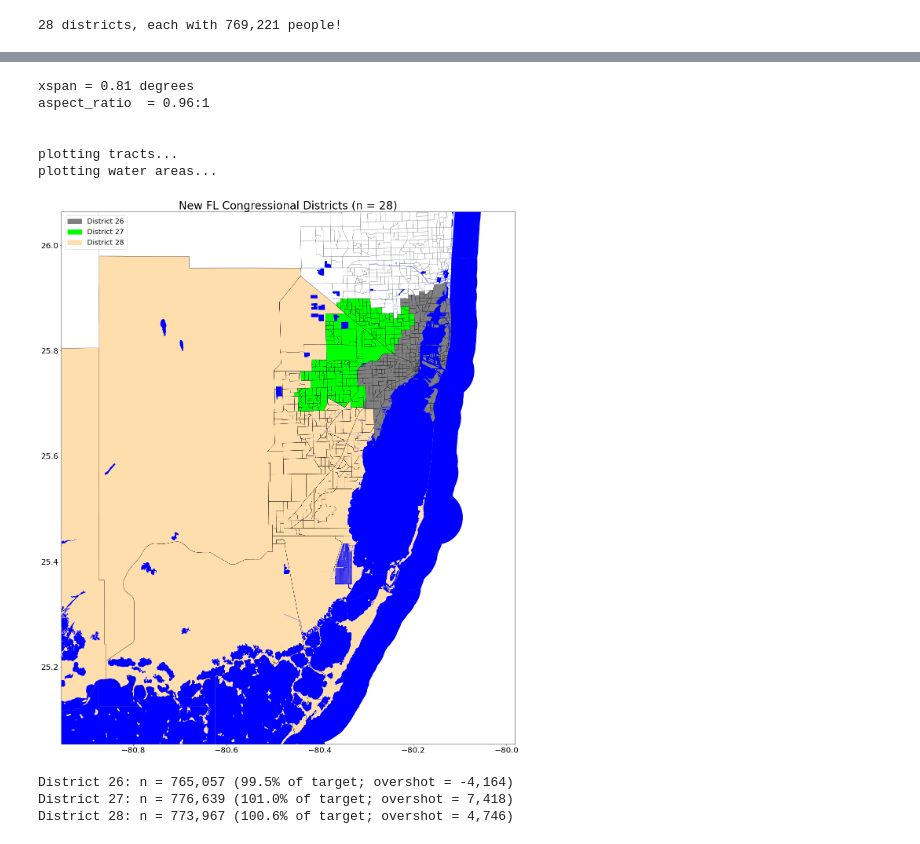
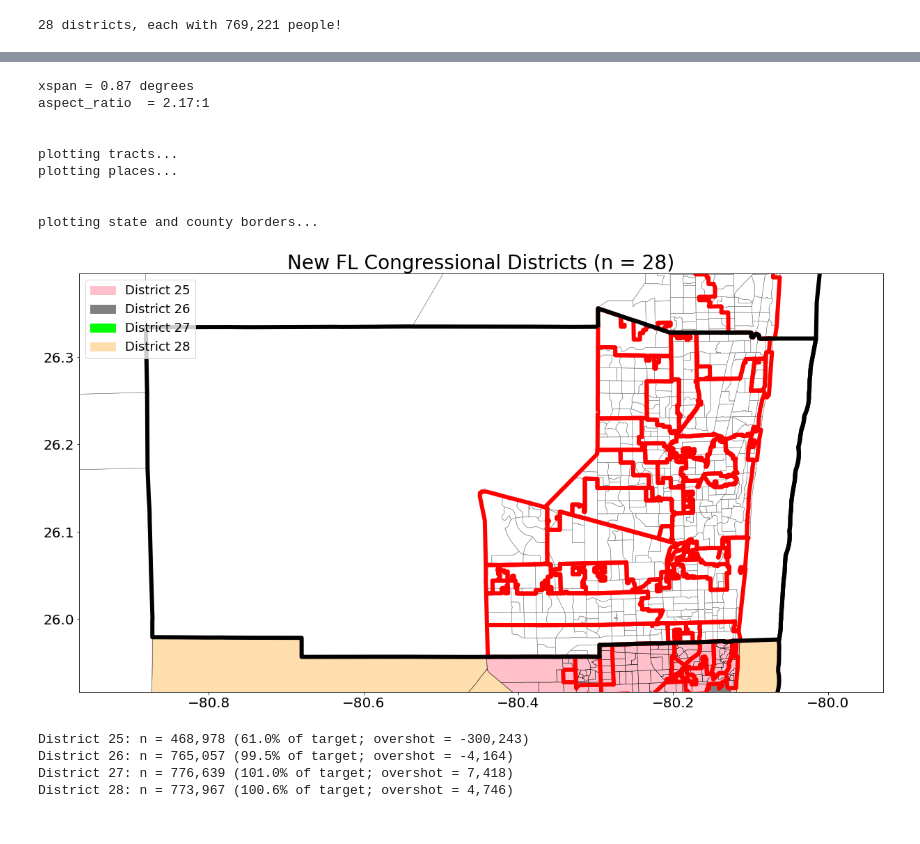
Before and after one commit to raddick/gerrymandering, a Jupyter notebook: 2020-florida.ipynb, the cells around one changed output, grey strips where cells are left out. Drawn from its saved outputs; the diff is of its cells as text; code cells hidden in the pictures.

Commit message:
Florida done 25-27, all districts plotted, 1-2 states loaded

```diff
--- a/2020-florida.ipynb
+++ b/2020-florida.ipynb
@@ -1273,7 +1287,7 @@ District 26: n = 765,057 (99.5% of target; overshot = -4,164)
 District 27: n = 776,639 (101.0% of target; overshot = 7,418)
 District 28: n = 773,967 (100.6% of target; overshot = 4,746)
 # %%
-show_water = True
+show_water = False
 show_roads = False
 show_small_roads = False
 label_tracts = False
@@ -1286,7 +1300,7 @@ the_line_width_wide = 6
 the_legend_size = 18
 the_title_size = 28
 
-bounds_counties = ['Miami-Dade']
+bounds_counties = ['Broward']
 
 # xlimits = state_gdf.geometry.apply(lambda x: (x.bounds[0], x.bounds[2])).values[0]
 # ylimits = state_gdf.geometry.apply(lambda x: (x.bounds[1], x.bounds[3])).values[0]
@@ -1322,6 +1336,10 @@ ylimits = [unary_union(county_gdf[county_gdf['NAME'].isin(bounds_counties)].geom
 # NW of Miami
 # xlimits = [-80.375,-80.175]
 # ylimits = [25.75,25.95]
+
+# # NNW of Miami
+# xlimits = [-80.395,-80.125]
+# ylimits = [25.85,25.98]
 
 # Remainder of Dade County (for District 24)
 # xlimits = [-80.35,-80.165]
@@ -1373,8 +1391,8 @@ if (label_tracts):
     print('labeling tracts...')
     for ix, thisrow in tract_gdf[
         (((tract_gdf['INTPTLON'] >= xlimits[0]) & (tract_gdf['INTPTLON'] <= xlimits[1])) & ((tract_gdf['INTPTLAT'] >= ylimits[0]) & (tract_gdf['INTPTLAT'] <= ylimits[1])))
-#        & (tract_gdf['new_district'].isnull())
-        & (tract_gdf['new_district'] == 27)
+        & (tract_gdf['new_district'].isnull())
+#        & (tract_gdf['new_district'] == 27)
 #        & (tract_gdf['INTPTLAT'] <= 26.63)
 #             & (
 #                 ((tract_gdf['INTPTLAT'] >= 39.37) & (tract_gdf['new_district'] == 2))
@@ -1390,11 +1408,11 @@ if (label_tracts):
                     fontsize=the_annotation_size)
 
 
-# print('plotting places...')
-# place_gdf[
-#     ((place_gdf['INTPTLON'] >= xlimits[0]) & (place_gdf['INTPTLON'] <= xlimits[1]))
-#     & ((place_gdf['INTPTLAT'] >= ylimits[0]) & (place_gdf['INTPTLAT'] <= ylimits[1]))
-#].plot(ax=ax, edgecolor='red', lw=the_line_width_wide, color='none')
+print('plotting places...')
+place_gdf[
+    ((place_gdf['INTPTLON'] >= xlimits[0]) & (place_gdf['INTPTLON'] <= xlimits[1]))
+    & ((place_gdf['INTPTLAT'] >= ylimits[0]) & (place_gdf['INTPTLAT'] <= ylimits[1]))
+].plot(ax=ax, edgecolor='red', lw=the_line_width_wide, color='none')
 
 if (label_places):
     print('\tlabeing all places on map...')
@@ -1425,50 +1443,54 @@ if (show_roads):
     roads_gdf[roads_gdf['RTTYP'] == 'U'].plot(ax=ax, color='black', linewidth=0.75)
     roads_gdf[roads_gdf['RTTYP'] == 'I'].plot(ax=ax, color='black', linewidth=1)
 
-# print('\n')
-# print('plotting state and county borders...')
-# if (len(bounds_counties) > 0):
-#     county_gdf[county_gdf['NAME'].isin(bounds_counties)].plot(ax=ax, color='none', edgecolor='black', linewidth=the_line_width_wide)
-# else:
-#     county_gdf.plot(ax=ax, color='none', edgecolor='black', linewidth=the_line_width_wide)
-# state_gdf.plot(ax=ax, color='none', edgecolor='black', linewidth=the_line_width_wide)
+print('\n')
+print('plotting state and county borders...')
+if (len(bounds_counties) > 0):
+    county_gdf[county_gdf['NAME'].isin(bounds_counties)].plot(ax=ax, color='none', edgecolor='black', linewidth=the_line_width_wide)
+else:
+    county_gdf.plot(ax=ax, color='none', edgecolor='black', linewidth=the_line_width_wide)
+state_gdf.plot(ax=ax, color='none', edgecolor='black', linewidth=the_line_width_wide)
 
 plt.xlim(xlimits)
 plt.ylim(ylimits)
 
 plt.xticks(fontsize=the_label_size)
 plt.yticks(fontsize=the_label_size)
 
 ax.legend(handles=legend_list, fontsize=the_legend_size, loc='upper left')
 
 if (len(list(these_states_dict.keys())) == 1):
     plt.title('New {0:} Congressional Districts (n = {1:.0f})'.format(
         list(these_states_dict.keys())[0],
         these_states_dict[list(these_states_dict.keys())[0]]['seats_new']
     ), fontsize=the_title_size)
 else:
     plt.title('New Congressional Districts', fontsize=the_title_size)
 
 
 
 plt.show()
 print('\n')
 for i in range(1, these_states_dict[list(these_states_dict.keys())[0]]['seats_new']+1):
     if (tract_gdf[tract_gdf['new_district'] == i]['POP100'].sum() > 0):
         #if (np.abs(tract_gdf[tract_gdf['new_district'] == i]['POP100'].sum() - state_target) >= 1000):
         print('District {0:}: n = {1:,.0f} ({2:.1%} of target; overshot = {3:,.0f})'.format(i, tract_gdf[tract_gdf['new_district'] == i]['POP100'].sum(), tract_gdf[tract_gdf['new_district'] == i]['POP100'].sum()/state_target, tract_gdf[tract_gdf['new_district'] == i]['POP100'].sum() - state_target))
 
 # tract_gdf.loc[['1400000US12086016501'], 'new_district'] = 28  # West of Kendall West
 
 # tract_gdf.loc[['1400000US12086015202', '1400000US12086015300'], 'new_district'] = 28   # N of Kendall West
 # %% [output]
-xspan = 0.81 degrees
-aspect_ratio  = 0.96:1
+xspan = 0.87 degrees
+aspect_ratio  = 2.17:1
 
 
 plotting tracts...
-plotting water areas...
+plotting places...
+
+
+plotting state and county borders...
-[figure, old version]
+[figure, new version]
+District 25: n = 468,978 (61.0% of target; overshot = -300,243)
 District 26: n = 765,057 (99.5% of target; overshot = -4,164)
 District 27: n = 776,639 (101.0% of target; overshot = 7,418)
 District 28: n = 773,967 (100.6% of target; overshot = 4,746)
```
Also changed, not shown: parts of 7 cells of this notebook, 2 other files.
